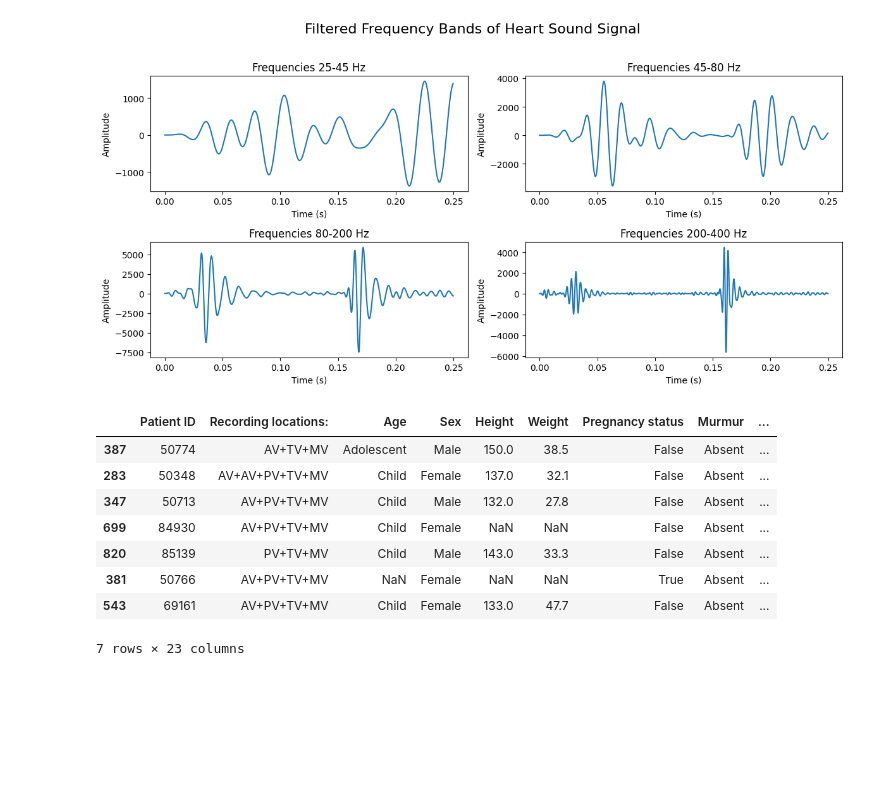
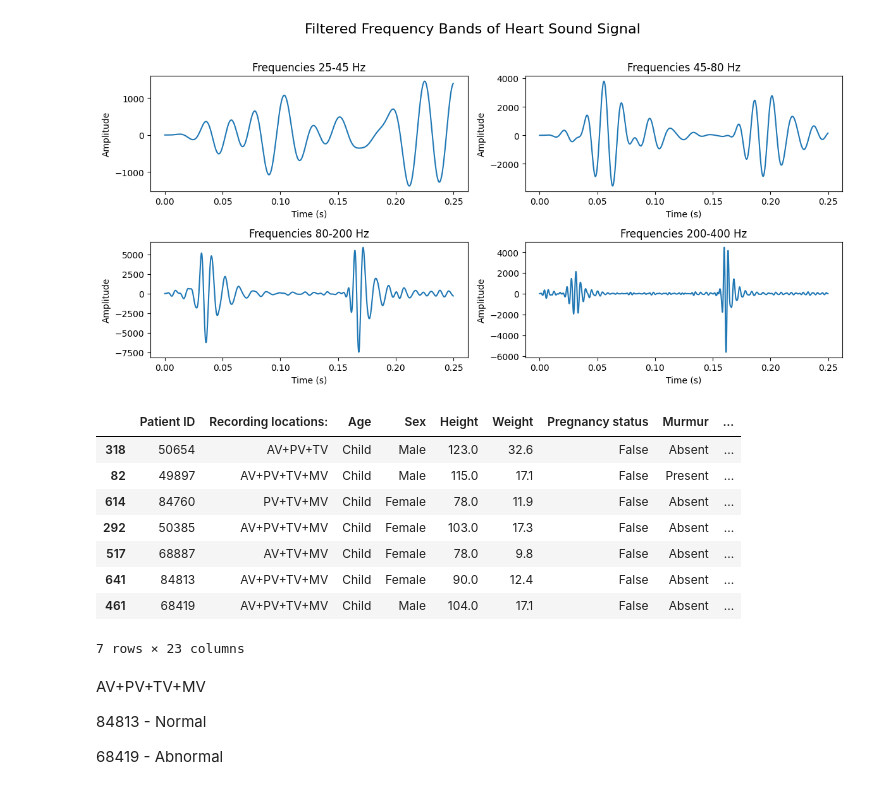
Before and after one commit to NITRR-Vivek/HeartML, a Jupyter notebook: introduction.ipynb, the cells around one changed output. Cells and saved outputs as stored; diff of their text form; code cells hidden in the pictures; blank space fills up the shorter version.

```diff
--- a/introduction.ipynb
+++ b/introduction.ipynb
@@ -155,15 +155,21 @@ plt.show()
 # %% [output]
 [figure]
 # %%
-df = pd.read_csv('training_data.csv')
+df = pd.read_csv('dataset/training_data.csv')
 df.sample(7)
 # %% [output]
 |  | Patient ID | Recording locations: | Age | Sex | Height | Weight | Pregnancy status | Murmur | ... |
-| 387 | 50774 | AV+TV+MV | Adolescent | Male | 150.0 | 38.5 | False | Absent | ... |
-| 283 | 50348 | AV+AV+PV+TV+MV | Child | Female | 137.0 | 32.1 | False | Absent | ... |
-| 347 | 50713 | AV+PV+TV+MV | Child | Male | 132.0 | 27.8 | False | Absent | ... |
-| 699 | 84930 | AV+PV+TV+MV | Child | Female | NaN | NaN | False | Absent | ... |
-| 820 | 85139 | PV+TV+MV | Child | Male | 143.0 | 33.3 | False | Absent | ... |
-| 381 | 50766 | AV+PV+TV+MV | NaN | Female | NaN | NaN | True | Absent | ... |
-| 543 | 69161 | AV+PV+TV+MV | Child | Female | 133.0 | 47.7 | False | Absent | ... |
+| 318 | 50654 | AV+PV+TV | Child | Male | 123.0 | 32.6 | False | Absent | ... |
+| 82 | 49897 | AV+PV+TV+MV | Child | Male | 115.0 | 17.1 | False | Present | ... |
+| 614 | 84760 | PV+TV+MV | Child | Female | 78.0 | 11.9 | False | Absent | ... |
+| 292 | 50385 | AV+PV+TV+MV | Child | Female | 103.0 | 17.3 | False | Absent | ... |
+| 517 | 68887 | AV+TV+MV | Child | Female | 78.0 | 9.8 | False | Absent | ... |
+| 641 | 84813 | AV+PV+TV+MV | Child | Female | 90.0 | 12.4 | False | Absent | ... |
+| 461 | 68419 | AV+PV+TV+MV | Child | Male | 104.0 | 17.1 | False | Absent | ... |
 7 rows × 23 columns
+# %% [markdown]
+AV+PV+TV+MV
+
+84813 - Normal
+
+68419 - Abnormal
```
Also changed, not shown: parts of 3 cells of this notebook, 3 other files.
